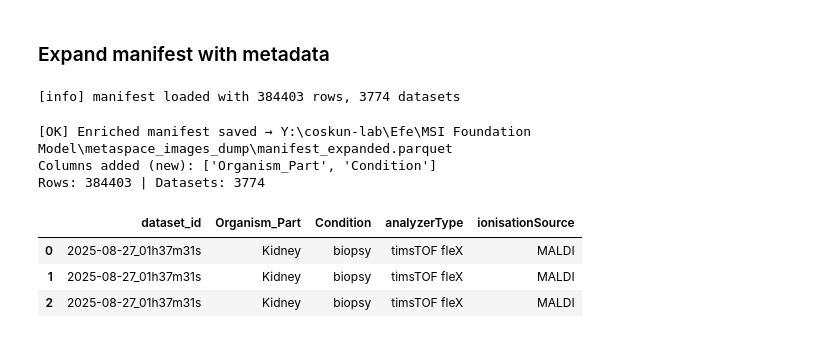
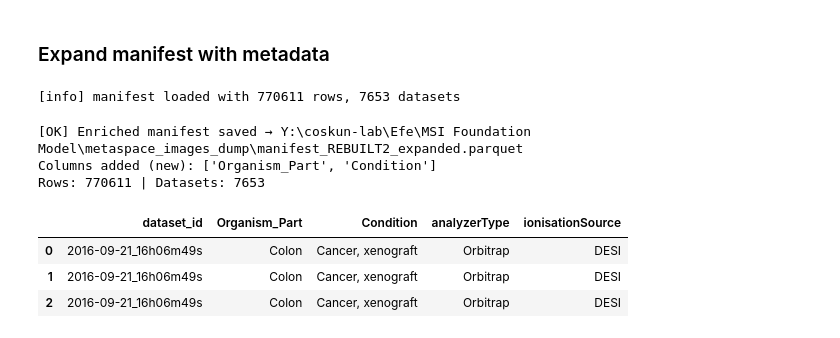
Before and after one commit to coskunlab/MetaboFM, a Jupyter notebook: notebooks/01_metaspace.ipynb, the cells around one changed output. Cells and saved outputs as stored; diff of their text form; code cells hidden in the pictures.

```diff
--- a/notebooks/01_metaspace.ipynb
+++ b/notebooks/01_metaspace.ipynb
@@ -511,7 +798,7 @@ from pathlib import Path
 from tqdm import tqdm
 
 # ---------------- CONFIG ----------------
-MANIFEST_PATH = Path(r"Y:\coskun-lab\Efe\MSI Foundation Model\metaspace_images_dump\manifest.parquet")
+MANIFEST_PATH = Path(r"Y:\coskun-lab\Efe\MSI Foundation Model\metaspace_images_dump\manifest_REBUILT2.parquet")
 SIDECAR_ROOT = MANIFEST_PATH.parent   # base folder that contains <dataset_id>/metadata_full.json
 
 # For Organism_Part / Condition we read from Sample_Information;
@@ -613,36 +900,36 @@ else:
     df = df.merge(meta_df, on="dataset_id", how="left", suffixes=("", "_sidecar"))
 
     # For any field that already exists in manifest, fill missing values from sidecar and drop helper column
     for col in FIELD_MAP.keys():
         sidecar_col = f"{col}_sidecar"
         if sidecar_col in df.columns:
             if col in pre_cols:
                 df[col] = df[col].where(~df[col].isna(), df[sidecar_col])
                 df.drop(columns=[sidecar_col], inplace=True)
             else:
                 # Column did not exist originally; rename sidecar → main
                 df.rename(columns={sidecar_col: col}, inplace=True)
 
 # ---- Save enriched manifest ----
 OUT_PATH = MANIFEST_PATH.with_name(MANIFEST_PATH.stem + "_expanded").with_suffix(".parquet")
 df.to_parquet(OUT_PATH, index=False, engine="pyarrow")
 
 # Report what changed/added
 added_now = [c for c in FIELD_MAP.keys() if c in df.columns and c not in pre_cols]
 print(f"[OK] Enriched manifest saved → {OUT_PATH}")
 print("Columns added (new):", added_now)
 print("Rows:", len(df), "| Datasets:", df["dataset_id"].nunique())
 
 # Quick peek
 cols_to_show = ["dataset_id"] + [c for c in FIELD_MAP.keys() if c in df.columns]
 display_cols = [c for c in cols_to_show if c in df.columns]
 df.head(3)[display_cols]
 # %% [output]
-[info] manifest loaded with 384403 rows, 3774 datasets
+[info] manifest loaded with 770611 rows, 7653 datasets
-[OK] Enriched manifest saved → Y:\coskun-lab\Efe\MSI Foundation Model\metaspace_images_dump\manifest_expanded.parquet
+[OK] Enriched manifest saved → Y:\coskun-lab\Efe\MSI Foundation Model\metaspace_images_dump\manifest_REBUILT2_expanded.parquet
 Columns added (new): ['Organism_Part', 'Condition']
-Rows: 384403 | Datasets: 3774
+Rows: 770611 | Datasets: 7653
 |  | dataset_id | Organism_Part | Condition | analyzerType | ionisationSource |
-| 0 | 2025-08-27_01h37m31s | Kidney | biopsy | timsTOF fleX | MALDI |
-| 1 | 2025-08-27_01h37m31s | Kidney | biopsy | timsTOF fleX | MALDI |
-| 2 | 2025-08-27_01h37m31s | Kidney | biopsy | timsTOF fleX | MALDI |
+| 0 | 2016-09-21_16h06m49s | Colon | Cancer, xenograft | Orbitrap | DESI |
+| 1 | 2016-09-21_16h06m49s | Colon | Cancer, xenograft | Orbitrap | DESI |
+| 2 | 2016-09-21_16h06m49s | Colon | Cancer, xenograft | Orbitrap | DESI |
```
Also changed, not shown: parts of 8 cells of this notebook, 9 other files.
